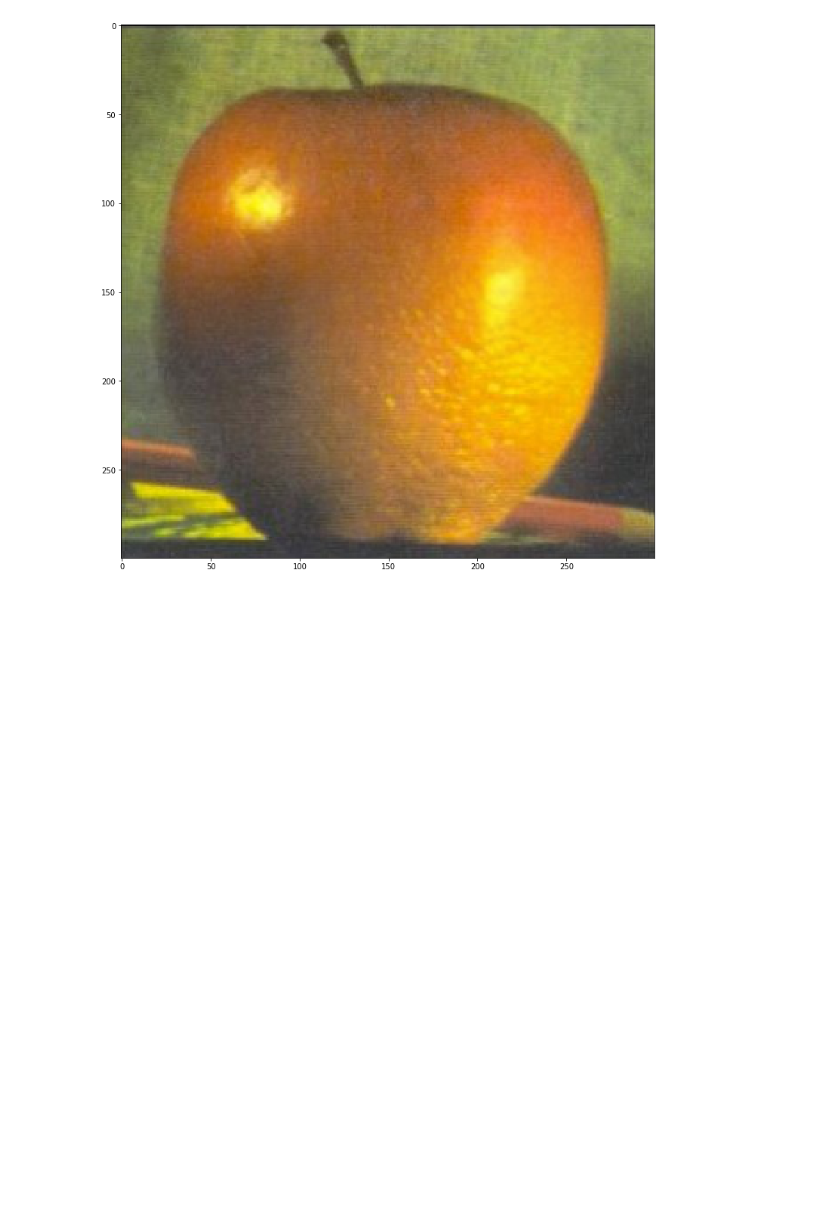
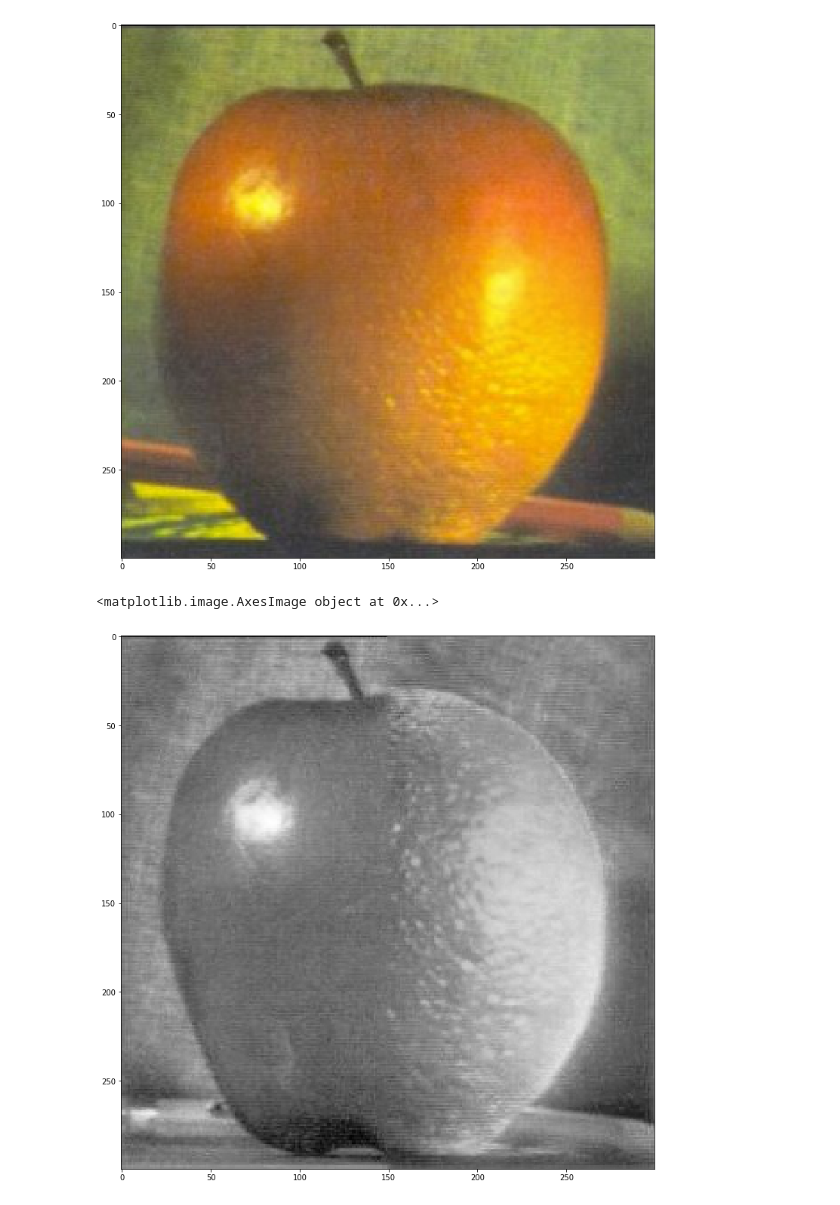
Before and after one commit to AntoineMerlet/B31XB-IIP-TP-1718, a Jupyter notebook: 3-interpolation-blending/3-interpolation-blending.ipynb, the cells around one changed output. Cells and saved outputs as stored; diff of their text form; code cells hidden in the pictures; blank space fills up the shorter version.

Commit message:
Pyramid blending done. Lab4 done until Hough transform

```diff
--- a/3-interpolation-blending/3-interpolation-blending.ipynb
+++ b/3-interpolation-blending/3-interpolation-blending.ipynb
@@ -127,3 +127,45 @@ plt.imshow(blend)
 # %% [output]
 <matplotlib.image.AxesImage object at 0x...>
 [figure]
+# %%
+def pyramid_blending(im1, im2):
+    im1gauss = transform.pyramid_gaussian(im1, downscale=2)
+    im2gauss = transform.pyramid_gaussian(im2, downscale=2)
+    im1laplace = transform.pyramid_laplacian(im1, downscale=2)
+    im2laplace = transform.pyramid_laplacian(im2, downscale=2)
+    im1gauss = [x for x in im1gauss]
+    im2gauss = [x for x in im2gauss]
+    im1laplace = [x for x in im1laplace]
+    im2laplace = [x for x in im2laplace]
+
+    row, col = np.shape(im1)
+    mask= np.zeros(im1.shape).astype(float)
+    mask[:,:int(col/2)] = 1.0
+    maskgauss = transform.pyramid_gaussian(mask, downscale=2)
+    maskgauss = [x for x in maskgauss]
+
+    pyralaplace = []
+    for i in range(0, len(maskgauss)):
+        pyralaplace.append(maskgauss[i] * im1laplace[i] + (1 - maskgauss[i]) * im2laplace[i])
+
+    level = len(pyralaplace)-1
+    res = pyralaplace[level]
+    while (level > 0):
+        newpyr = transform.rescale(res,2)
+        if newpyr.shape != pyralaplace[level-1].shape:
+            level = level -1
+            res = newpyr[:pyralaplace[level].shape[0], :pyralaplace[level].shape[1]] + pyralaplace[level]
+        else:
+            level = level -1
+            res = newpyr + pyralaplace[level]
+    return res
+# %%
+apple = img_as_float(io.imread("./images/apple.jpeg", as_grey=True))
+orange = img_as_float(io.imread("./images/orange.jpeg", as_grey=True))
+
+blend= pyramid_blending(apple, orange)
+plt.figure(figsize = (2^15,2^15))
+plt.imshow(blend,  cmap = cm.Greys_r)
+# %% [output]
+<matplotlib.image.AxesImage object at 0x...>
+[figure, added]
```
